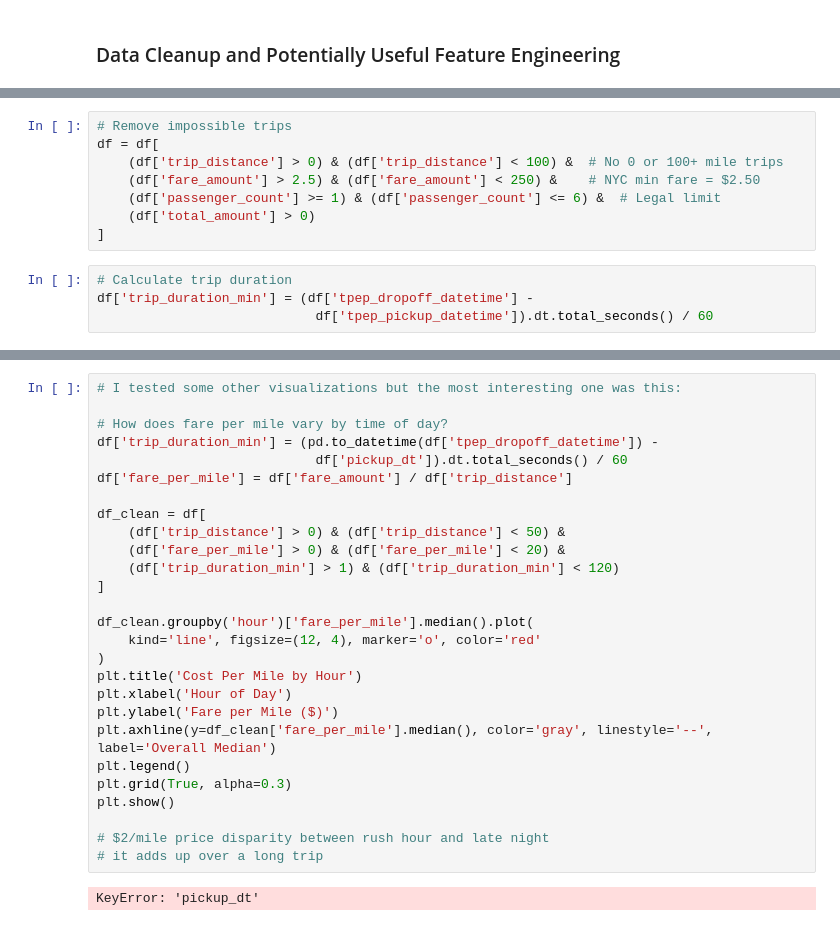
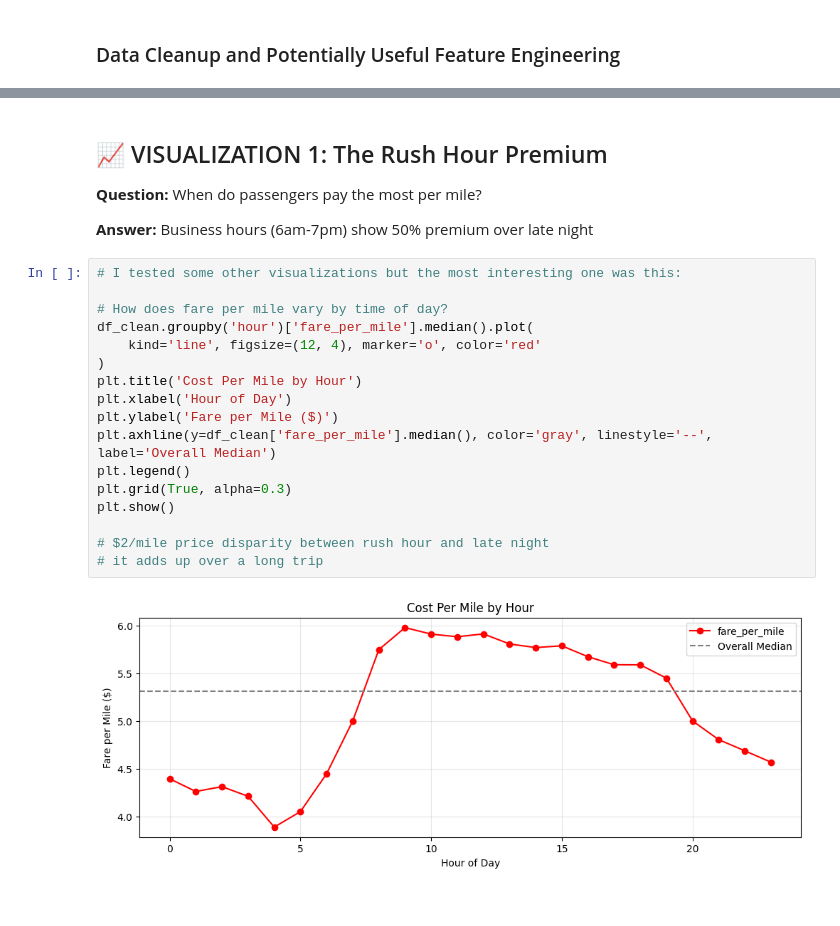
Before and after one commit to dganesh05/Analyzing-Traffic-Congestion-and-Effect-on-Taxi-Prices-in-NYC, a Jupyter notebook: notebook.ipynb, the cells around one changed output, grey strips where cells are left out. Saved outputs shown, nothing was run; the diff lists cells and outputs as text.

```diff
--- a/notebook.ipynb
+++ b/notebook.ipynb
@@ -117,12 +123,0 @@ df['tpep_dropoff_datetime'] = pd.to_datetime(df['tpep_dropoff_datetime'], errors
-# %%
-# Remove impossible trips
-df = df[
-    (df['trip_distance'] > 0) & (df['trip_distance'] < 100) &  # No 0 or 100+ mile trips
-    (df['fare_amount'] > 2.5) & (df['fare_amount'] < 250) &    # NYC min fare = $2.50
-    (df['passenger_count'] >= 1) & (df['passenger_count'] <= 6) &  # Legal limit
-    (df['total_amount'] > 0)
-]
-# %%
-# Calculate trip duration
-df['trip_duration_min'] = (df['tpep_dropoff_datetime'] -
-                            df['tpep_pickup_datetime']).dt.total_seconds() / 60
@@ -148,29 +189,25 @@ Cleaned Rows:  97267
+# %% [markdown]
+## 📈 VISUALIZATION 1: The Rush Hour Premium
+
+**Question:** When do passengers pay the most per mile?
+
+**Answer:** Business hours (6am-7pm) show 50% premium over late night
 # %%
 # I tested some other visualizations but the most interesting one was this:
 
 # How does fare per mile vary by time of day?
-df['trip_duration_min'] = (pd.to_datetime(df['tpep_dropoff_datetime']) -
-                            df['pickup_dt']).dt.total_seconds() / 60
-df['fare_per_mile'] = df['fare_amount'] / df['trip_distance']
-
-df_clean = df[
-    (df['trip_distance'] > 0) & (df['trip_distance'] < 50) &
-    (df['fare_per_mile'] > 0) & (df['fare_per_mile'] < 20) &
-    (df['trip_duration_min'] > 1) & (df['trip_duration_min'] < 120)
-]
-
 df_clean.groupby('hour')['fare_per_mile'].median().plot(
     kind='line', figsize=(12, 4), marker='o', color='red'
 )
 plt.title('Cost Per Mile by Hour')
 plt.xlabel('Hour of Day')
 plt.ylabel('Fare per Mile ($)')
 plt.axhline(y=df_clean['fare_per_mile'].median(), color='gray', linestyle='--', label='Overall Median')
 plt.legend()
 plt.grid(True, alpha=0.3)
 plt.show()
 
 # $2/mile price disparity between rush hour and late night
 # it adds up over a long trip
 # %% [output]
-KeyError: 'pickup_dt'
+[figure, added]
```
Also changed, not shown: parts of 23 cells of this notebook.
